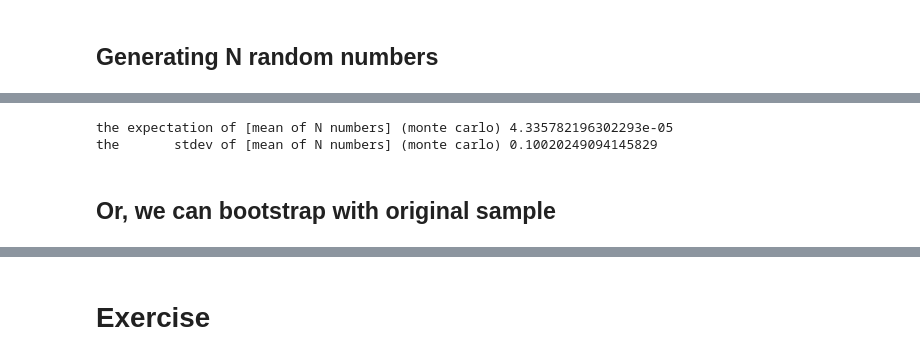
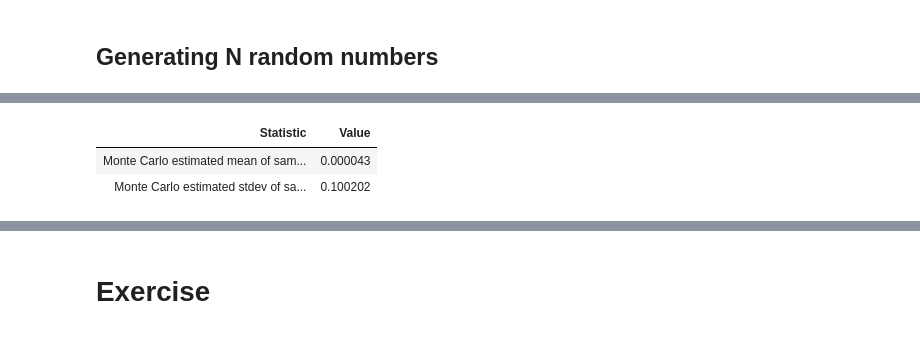
Before and after one commit to lhprojects/blog, a Jupyter notebook: _posts/JupyterNotebooks/bootstrap.ipynb, the cells around one changed output, grey strips where cells are left out. Saved outputs shown, nothing was run; the diff lists cells and outputs as text; code cells hidden in the pictures.

```diff
--- a/_posts/JupyterNotebooks/bootstrap.ipynb
+++ b/_posts/JupyterNotebooks/bootstrap.ipynb
@@ -32,13 +102,16 @@ the       stdev of [mean of N numbers] (theory) 0.1
 # %%
-np.random.seed(234)
-Xs=np.random.randn(100000,N)
-rmeans=np.mean(Xs,axis=1)
-rmean=np.mean(rmeans)
-rstddev=np.std(rmeans, ddof=1)
-print("the expectation of [mean of N numbers] (monte carlo)", rmean)
-print("the       stdev of [mean of N numbers] (monte carlo)", rstddev)
+np.random.seed(234)                      # set the random seed for reproducibility
+Xs = np.random.randn(100000, N)          # generate 100,000 rows of N normally distributed random numbers
+rmeans = np.mean(Xs, axis=1)             # calculate the sample mean of each row
+rmean = np.mean(rmeans)                  # calculate the mean of the sample means
+rstddev = np.std(rmeans, ddof=1)         # calculate the standard deviation of the sample means
+
+df = pd.DataFrame({
+    "Statistic": ["Monte Carlo estimated mean of sample means", "Monte Carlo estimated stdev of sample means"],
+    "Value": [rmean, rstddev]
+})
+display(HTML(df.to_html(index=False)))
 # %% [output]
-the expectation of [mean of N numbers] (monte carlo) 4.335782196302293e-05
-the       stdev of [mean of N numbers] (monte carlo) 0.10020249094145829
+| Statistic | Value |
+| Monte Carlo estimated mean of sam... | 0.000043 |
+| Monte Carlo estimated stdev of sa... | 0.100202 |
-# %% [markdown]
-## Or, we can bootstrap with original sample
```
Also changed, not shown: parts of 21 cells of this notebook.
